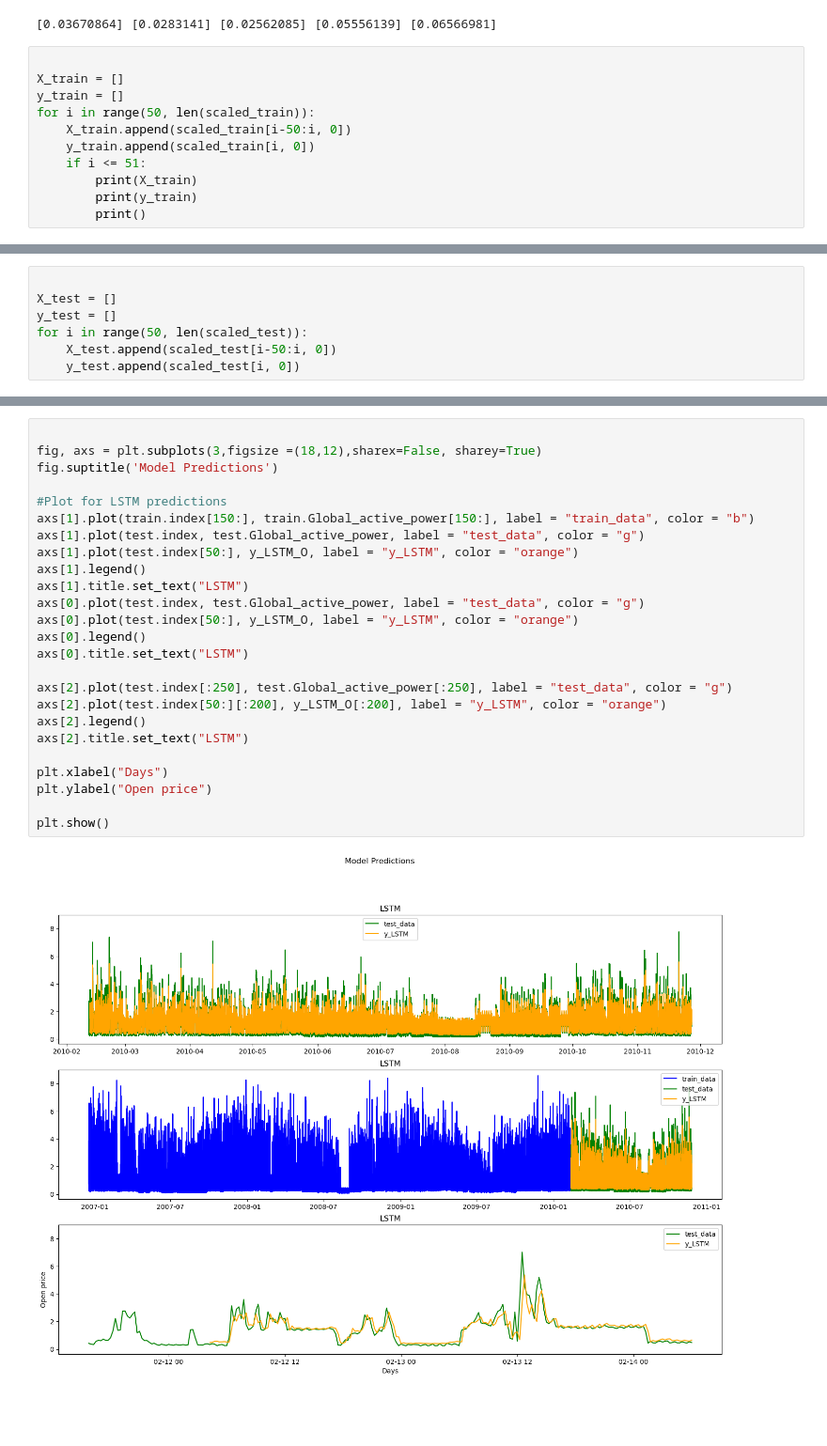
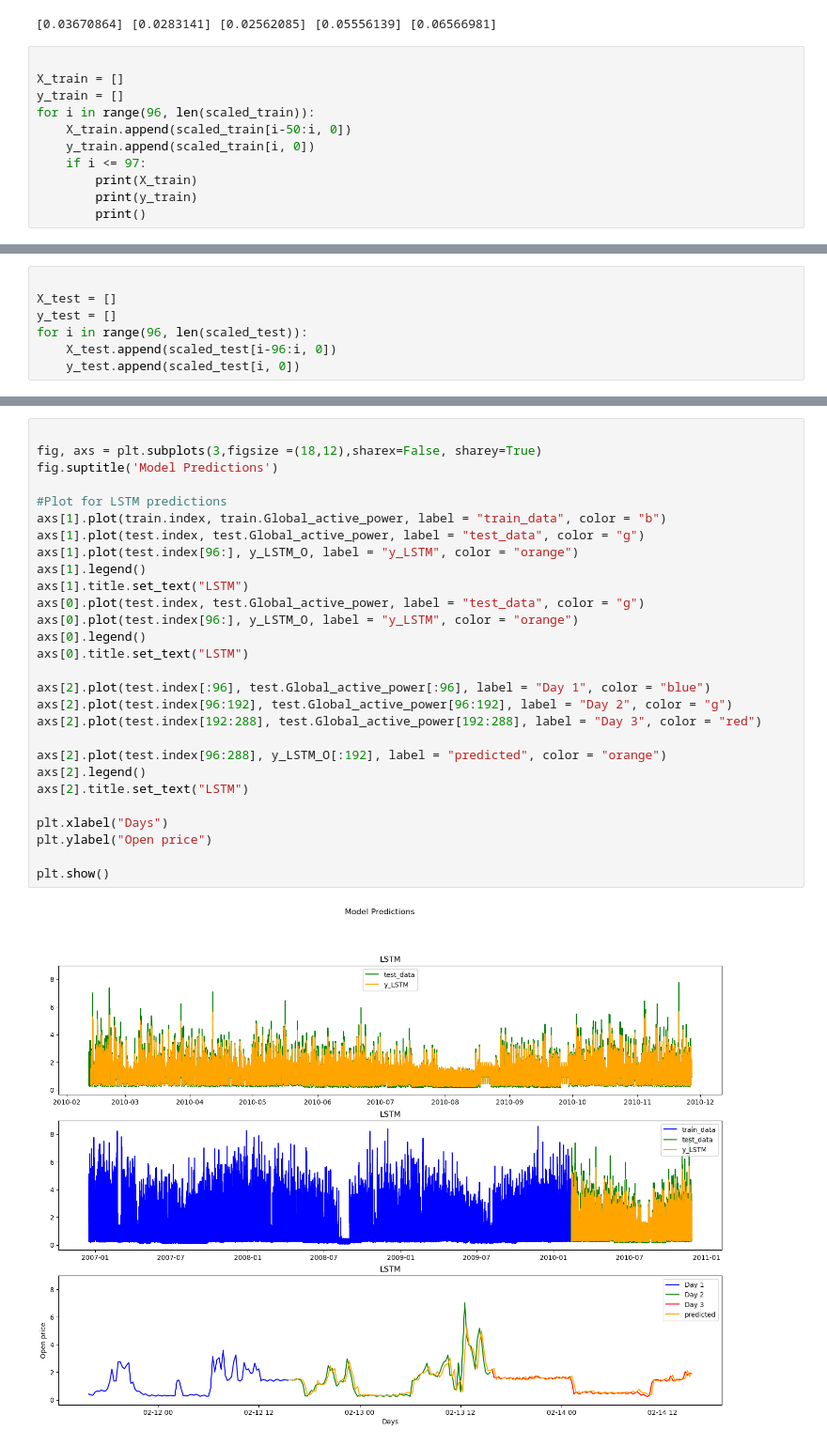
Before and after one commit to Mitchthesupermitch/cs172b-project, a Jupyter notebook: oneFeatureLSTM.ipynb, the cells around one changed output, grey strips where cells are left out. Shown at 94% size. Drawn from its saved outputs; the diff is of its cells as text; blank space fills up the shorter version.

```diff
--- a/oneFeatureLSTM.ipynb
+++ b/oneFeatureLSTM.ipynb
@@ -128,10 +128,10 @@ print(*scaled_test[:5])
 
 X_train = []
 y_train = []
-for i in range(50, len(scaled_train)):
+for i in range(96, len(scaled_train)):
     X_train.append(scaled_train[i-50:i, 0])
     y_train.append(scaled_train[i, 0])
-    if i <= 51:
+    if i <= 97:
         print(X_train)
         print(y_train)
         print()
@@ -157,8 +157,8 @@ for i in range(50, len(scaled_train)):
 
 X_test = []
 y_test = []
-for i in range(50, len(scaled_test)):
-    X_test.append(scaled_test[i-50:i, 0])
+for i in range(96, len(scaled_test)):
+    X_test.append(scaled_test[i-96:i, 0])
     y_test.append(scaled_test[i, 0])
 # %%
 
@@ -259,27 +269,30 @@ y_LSTM_O = scaler.inverse_transform(y_LSTM)
 # %%
 
 fig, axs = plt.subplots(3,figsize =(18,12),sharex=False, sharey=True)
 fig.suptitle('Model Predictions')
 
 #Plot for LSTM predictions
-axs[1].plot(train.index[150:], train.Global_active_power[150:], label = "train_data", color = "b")
+axs[1].plot(train.index, train.Global_active_power, label = "train_data", color = "b")
 axs[1].plot(test.index, test.Global_active_power, label = "test_data", color = "g")
-axs[1].plot(test.index[50:], y_LSTM_O, label = "y_LSTM", color = "orange")
+axs[1].plot(test.index[96:], y_LSTM_O, label = "y_LSTM", color = "orange")
 axs[1].legend()
 axs[1].title.set_text("LSTM")
 axs[0].plot(test.index, test.Global_active_power, label = "test_data", color = "g")
-axs[0].plot(test.index[50:], y_LSTM_O, label = "y_LSTM", color = "orange")
+axs[0].plot(test.index[96:], y_LSTM_O, label = "y_LSTM", color = "orange")
 axs[0].legend()
 axs[0].title.set_text("LSTM")
 
-axs[2].plot(test.index[:250], test.Global_active_power[:250], label = "test_data", color = "g")
-axs[2].plot(test.index[50:][:200], y_LSTM_O[:200], label = "y_LSTM", color = "orange")
+axs[2].plot(test.index[:96], test.Global_active_power[:96], label = "Day 1", color = "blue")
+axs[2].plot(test.index[96:192], test.Global_active_power[96:192], label = "Day 2", color = "g")
+axs[2].plot(test.index[192:288], test.Global_active_power[192:288], label = "Day 3", color = "red")
+
+axs[2].plot(test.index[96:288], y_LSTM_O[:192], label = "predicted", color = "orange")
 axs[2].legend()
 axs[2].title.set_text("LSTM")
 
 plt.xlabel("Days")
 plt.ylabel("Open price")
 
 plt.show()
 # %% [output]
-[figure, old version]
+[figure, new version]
```
Also changed, not shown: parts of 7 cells of this notebook, 1 other file.
